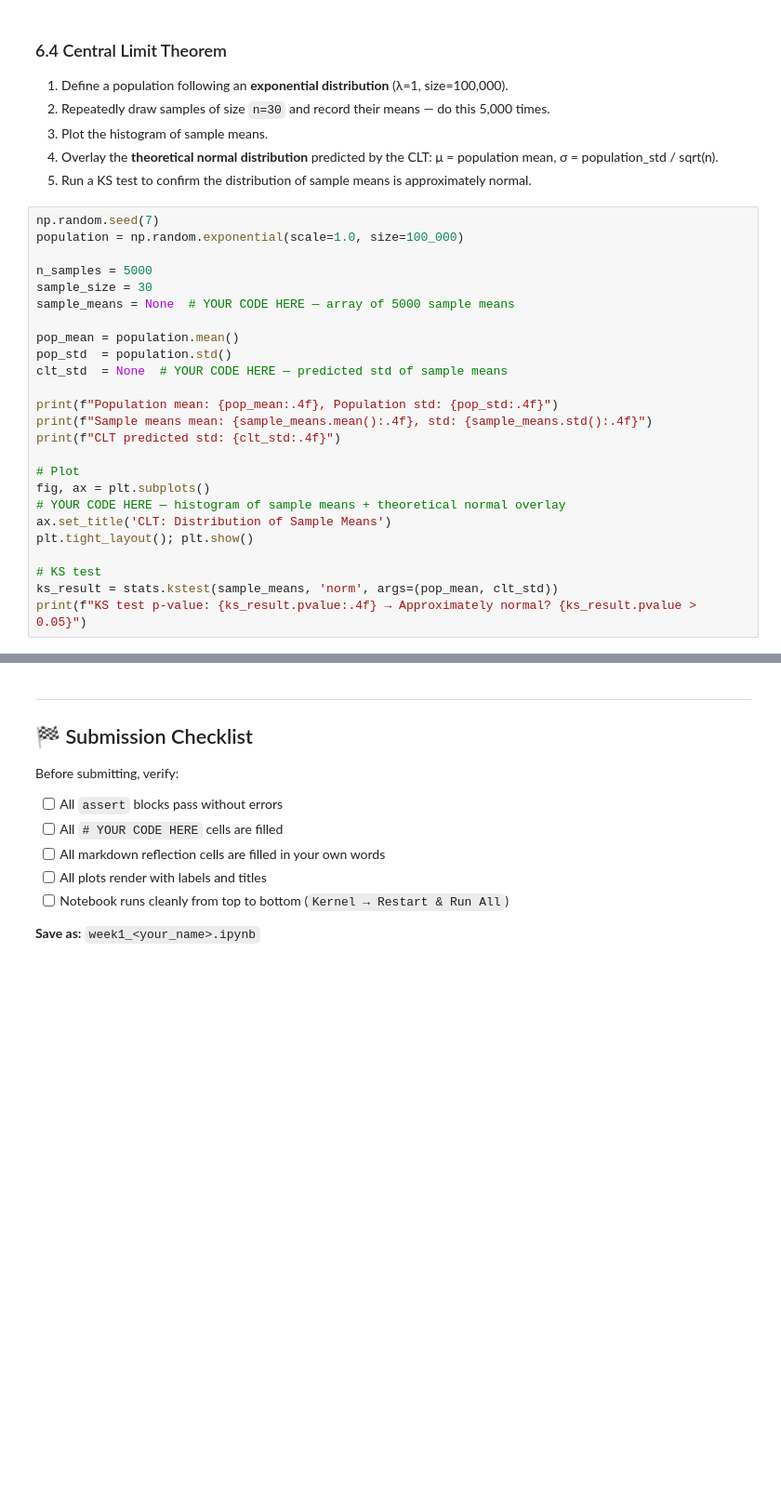
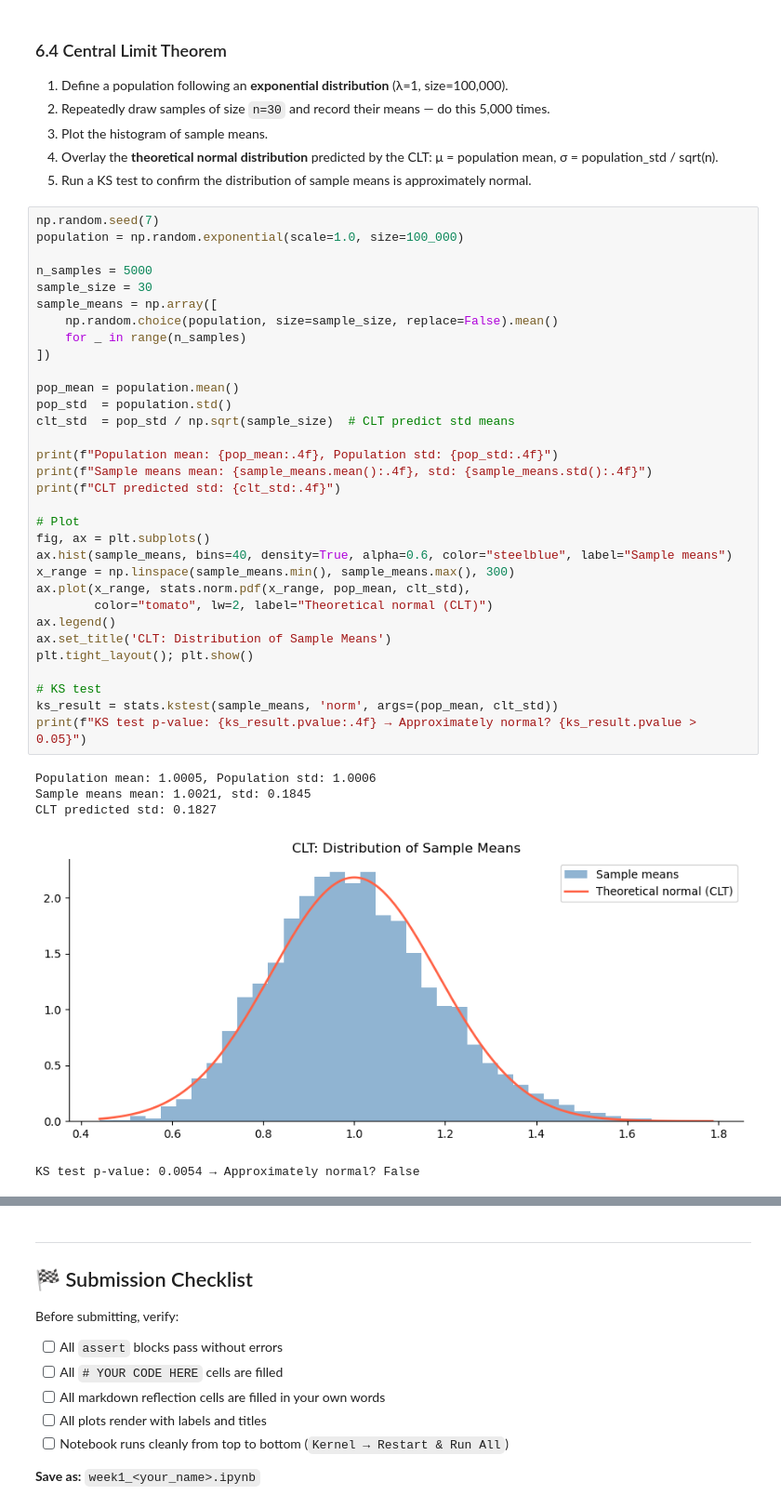
Before and after one commit to maheshshinde9100/Celebal_DS_Internship_Assignments, a Jupyter notebook: week1_Mahesh_Shinde.ipynb, the cells around one changed output, grey strips where cells are left out. Shown at 93% size. Saved outputs shown, nothing was run; the diff lists cells and outputs as text; blank space fills up the shorter version.

```diff
--- a/week1_Mahesh_Shinde.ipynb
+++ b/week1_Mahesh_Shinde.ipynb
@@ -815,28 +892,41 @@ print("6.3 passed ✓")
 # %%
 np.random.seed(7)
 population = np.random.exponential(scale=1.0, size=100_000)
 
 n_samples = 5000
 sample_size = 30
-sample_means = None  # YOUR CODE HERE — array of 5000 sample means
+sample_means = np.array([
+    np.random.choice(population, size=sample_size, replace=False).mean()
+    for _ in range(n_samples)
+])
 
 pop_mean = population.mean()
 pop_std  = population.std()
-clt_std  = None  # YOUR CODE HERE — predicted std of sample means
+clt_std  = pop_std / np.sqrt(sample_size)  # CLT predict std means
 
 print(f"Population mean: {pop_mean:.4f}, Population std: {pop_std:.4f}")
 print(f"Sample means mean: {sample_means.mean():.4f}, std: {sample_means.std():.4f}")
 print(f"CLT predicted std: {clt_std:.4f}")
 
 # Plot
 fig, ax = plt.subplots()
-# YOUR CODE HERE — histogram of sample means + theoretical normal overlay
+ax.hist(sample_means, bins=40, density=True, alpha=0.6, color="steelblue", label="Sample means")
+x_range = np.linspace(sample_means.min(), sample_means.max(), 300)
+ax.plot(x_range, stats.norm.pdf(x_range, pop_mean, clt_std),
+        color="tomato", lw=2, label="Theoretical normal (CLT)")
+ax.legend()
 ax.set_title('CLT: Distribution of Sample Means')
 plt.tight_layout(); plt.show()
 
 # KS test
 ks_result = stats.kstest(sample_means, 'norm', args=(pop_mean, clt_std))
 print(f"KS test p-value: {ks_result.pvalue:.4f} → Approximately normal? {ks_result.pvalue > 0.05}")
+# %% [output]
+Population mean: 1.0005, Population std: 1.0006
+Sample means mean: 1.0021, std: 0.1845
+CLT predicted std: 0.1827
+[figure, added]
+KS test p-value: 0.0054 → Approximately normal? False
 # %% [markdown]
 **CLT Reflection (6.4):**
 
```
Also changed, not shown: parts of 12 cells of this notebook.
